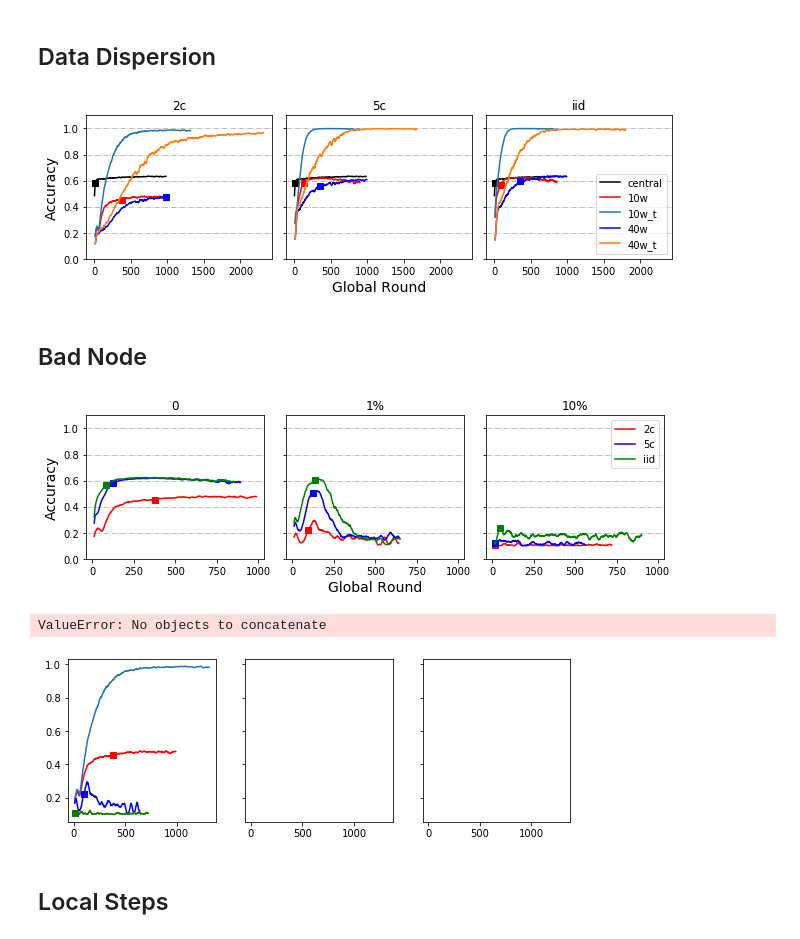
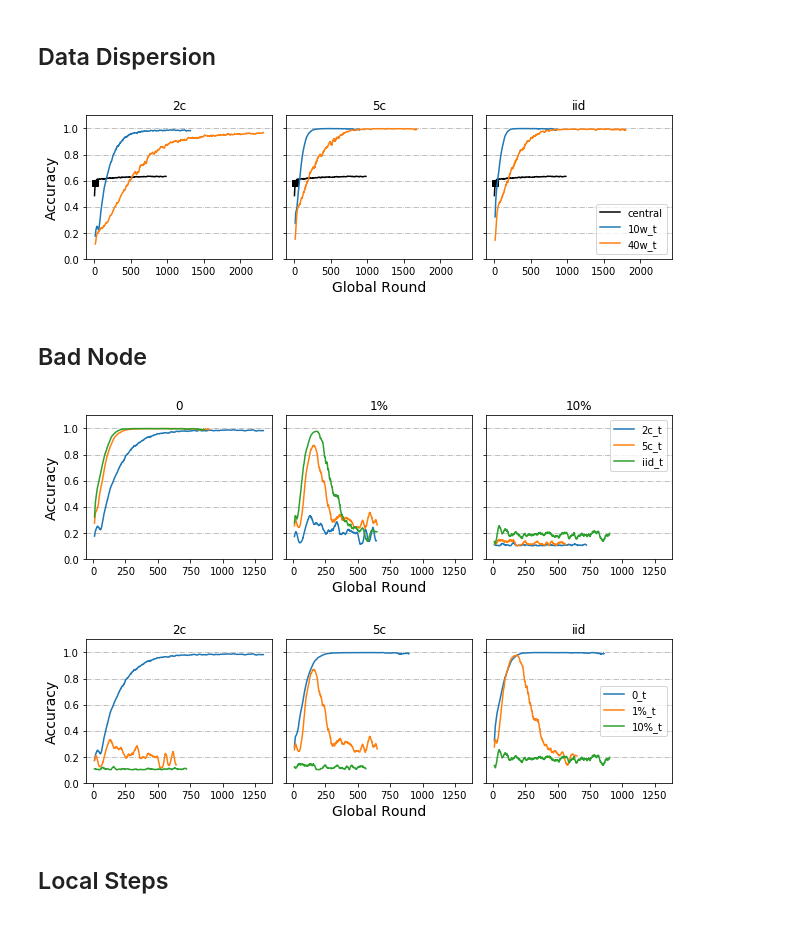
Before and after one commit to Jiarong-L/Thesis2020, a Jupyter notebook: Cifar10/RESULT_4000/Ploting-4k.ipynb, the cells around one changed output. Saved outputs shown, nothing was run; the diff lists cells and outputs as text; code cells hidden in the pictures.

```diff
--- a/Cifar10/RESULT_4000/Ploting-4k.ipynb
+++ b/Cifar10/RESULT_4000/Ploting-4k.ipynb
@@ -205,7 +205,7 @@ for i in range(3):
 
 #         plot_line(i,k,basedir,result,lab,addon='')
 #         plot_file_acc(i,k,basedir,node_dir,lab,speed,filename='self_EVAL.txt')
-        plot_window_acc(i,k,half_window,basedir,result,lab,line_color,dot_color,addon='')
+#         plot_window_acc(i,k,half_window,basedir,result,lab,line_color,dot_color,addon='')
         plot_file_window_acc(i,k,half_window,basedir,node_dir,lab,speed,filename='self_EVAL.txt')
 
 
@@ -225,7 +225,7 @@ ax[2].legend()
 plt.tight_layout()
 plt.show()
 # %% [output]
-[figure, old version]
+[figure, new version]
 # %% [markdown]
 ## Bad Node
 # %%
@@ -264,9 +264,9 @@ lab=[
 
 
 node_dir = [
-    'loc2c1s','bad2c400','bad2c4000',
-    'loc5c1s','bad5c400','bad5c4000',
-    'lociid1s','badiid400','badiid4000',
+    'loc2c1s','bad2c40','bad2c400',
+    'loc5c1s','bad5c40','bad5c400',
+    'lociid1s','badiid40','badiid400',
 ]
 
 
@@ -293,8 +293,8 @@ for i in range(3):
 
 #         plot_line(i,k,basedir,result,lab,addon='')
 #         plot_file_acc(i,k,basedir,node_dir,lab,speed,filename='self_EVAL.txt')
-        plot_window_acc(i,k,half_window,basedir,result,lab,line_color,dot_color,addon='')
-#         plot_file_window_acc(i,k,half_window,basedir,node_dir,lab,speed,filename='self_EVAL.txt')
+#         plot_window_acc(i,k,half_window,basedir,result,lab,line_color,dot_color,addon='')
+        plot_file_window_acc(i,k,half_window,basedir,node_dir,lab,speed,filename='self_EVAL.txt')
 
 
     ax[1].set_xlabel('Global Round',fontsize=14)
@@ -306,7 +306,7 @@ ax[2].legend()
 plt.tight_layout()
 plt.show()
 # %% [output]
-[figure, old version]
+[figure, new version]
 # %%
 fig, ax = plt.subplots(nrows=1, ncols=3, sharex=True, sharey=True, figsize=(9, 3))
 # fig.suptitle('4k',y=1.05,fontsize=16)
@@ -339,9 +339,9 @@ lab=[
 
 
 node_dir = [
-    'loc2c1s','bad2c400','bad2c4000',
-    'loc5c1s','bad5c400','bad5c4000',
-    'lociid1s','badiid400','badiid4000',
+    'loc2c1s','bad2c40','bad2c400',
+    'loc5c1s','bad5c40','bad5c400',
+    'lociid1s','badiid40','badiid400',
 ]
 
 
@@ -353,36 +353,35 @@ for i in range(3):
 #     s1=np.load('40000_central.batch100.es500.npy')
 #     (s_mean,s_varience)=windowed(s1[2][:1000],half_window)
 #     (s_loss,_)=windowed(s1[1][:1000],half_window)
 #     s_epo=[i+1 for i in range(len(s_mean))]
 #     ax[i].plot(s_epo,s_mean, label='central',color = 'k')
 #     index_min_loss = min_loss_point(s_loss)
 #     ax[i].plot(index_min_loss,s_mean[index_min_loss],'ks')
 
     for j in [0,1,2]:
         k = i*3+j
         half_window_size=10
         speed = 1
 
         line_color = line_color_list[j]
         dot_color = dot_color_list[j]
 
 #         plot_line(i,k,basedir,result,lab,addon='')
 #         plot_file_acc(i,k,basedir,node_dir,lab,speed,filename='self_EVAL.txt')
-        plot_window_acc(i,k,half_window,basedir,result,lab,line_color,dot_color,addon='')
+#         plot_window_acc(i,k,half_window,basedir,result,lab,line_color,dot_color,addon='')
         plot_file_window_acc(i,k,half_window,basedir,node_dir,lab,speed,filename='self_EVAL.txt')
 
 
     ax[1].set_xlabel('Global Round',fontsize=14)
     ax[i].set_ylim([0, 1.1])
     ax[i].grid(axis="y",ls='-.')
     ax[i].set_title(title_list[i])
 ax[0].set_ylabel('Accuracy',fontsize=14)
 ax[2].legend()
 plt.tight_layout()
 plt.show()
 # %% [output]
-ValueError: No objects to concatenate
-[figure, old version]
+[figure, new version]
 # %% [markdown]
 ## Local Steps
 # %%
```
Also changed, not shown: parts of 1 cell of this notebook, 2 other files.
